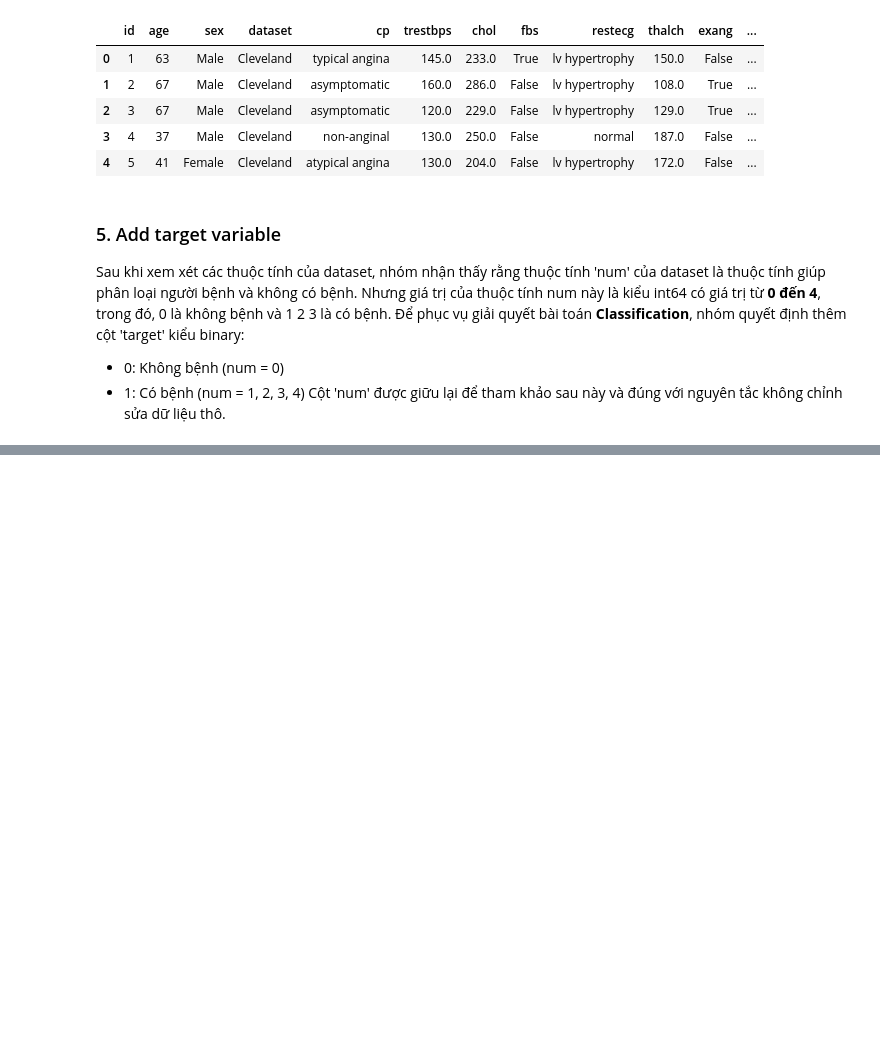
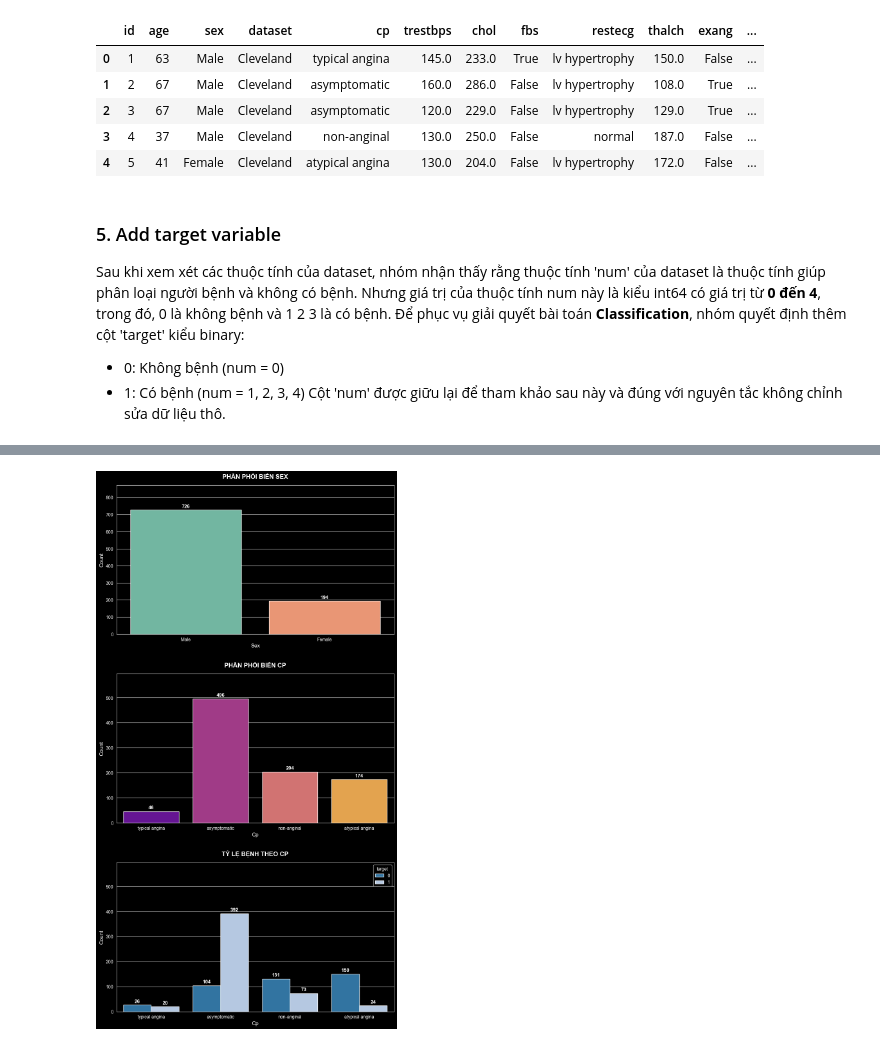
Before and after one commit to phat-05/heart-disease-classification, a Jupyter notebook: notebooks/eda.ipynb, the cells around one changed output, grey strips where cells are left out. Saved outputs shown, nothing was run; the diff lists cells and outputs as text; code cells hidden in the pictures; blank space fills up the shorter version.

```diff
--- a/notebooks/eda.ipynb
+++ b/notebooks/eda.ipynb
@@ -141,0 +189,46 @@ df.head()
+# %%
+#Chuẩn bị dữ liệu mục tiêu
+
+#Cấu hình danh sách các biểu đồ
+configs = [
+    ('sex', 'sex', 'Set2'),          # Biểu đồ 1: Phân phối giới tính
+    ('cp', 'cp', 'plasma'),          # Biểu đồ 2: Phân phối loại đau ngực
+    ('cp', 'target', 'tab20')   # Biểu đồ 3: Đau ngực theo tình trạng bệnh
+]
+
+#Tạo khung hình: n hàng (tương ứng với số lượng configs), 1 cột
+fig, axes = plt.subplots(nrows=len(configs), ncols=1, figsize=(10, 6 * len(configs)))
+
+# Vòng lặp vẽ từng biểu đồ
+for i, (x_col, h_col, pal) in enumerate(configs):
+    ax = axes[i] # Lấy trục tương ứng ở hàng thứ i
+
+    # Kiểm tra xem đây là biểu đồ đơn biến hay đa biến để đặt tên
+    is_univariate = (x_col == h_col)
+
+    # Vẽ biểu đồ
+    sns.countplot(data=df, x=x_col, hue=h_col, palette=pal, ax=ax, legend=not is_univariate)
+
+    # Thêm số liệu trên đầu cột
+    for container in ax.containers:
+        ax.bar_label(container, fontsize=11, fontweight='bold', padding=3)
+
+    # Tinh chỉnh tiêu đề và nhãn
+    title_text = f'PHÂN PHỐI BIẾN {x_col.upper()}' if is_univariate else f'TỶ LỆ BỆNH THEO {x_col.upper()}'
+    ax.set_title(title_text, pad=15, fontsize=14, fontweight='bold')
+    ax.set_xlabel(x_col.capitalize(), fontsize=12)
+    ax.set_ylabel('Count', fontsize=12)
+
+    # Xoay chữ cho trục X nếu cần
+    if x_col in ['cp', 'dataset']:
+        ax.tick_params(axis='x', rotation=0) # Có thể để 0 vì mỗi hàng 1 biểu đồ rất rộng
+
+    # Chỉnh ylim để không bị mất số liệu trên đầu cột
+    counts = df[x_col].value_counts()
+    ax.set_ylim(0, counts.max() * 1.2)
+
+# 5. Tối ưu khoảng cách giữa các hàng
+plt.tight_layout(pad=3.0)
+plt.show()
+# %% [output]
+[figure, added]
```
Also changed, not shown: parts of 9 cells of this notebook, 1 other file.
